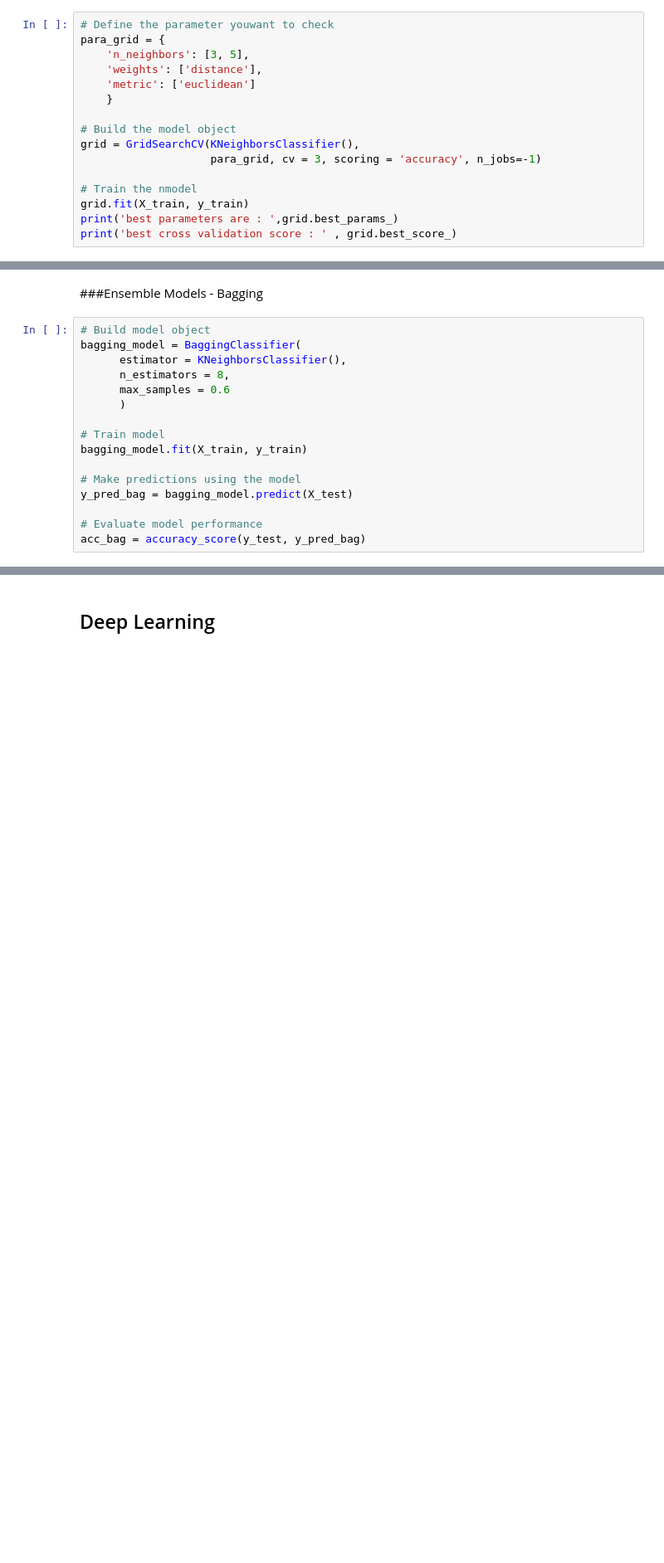
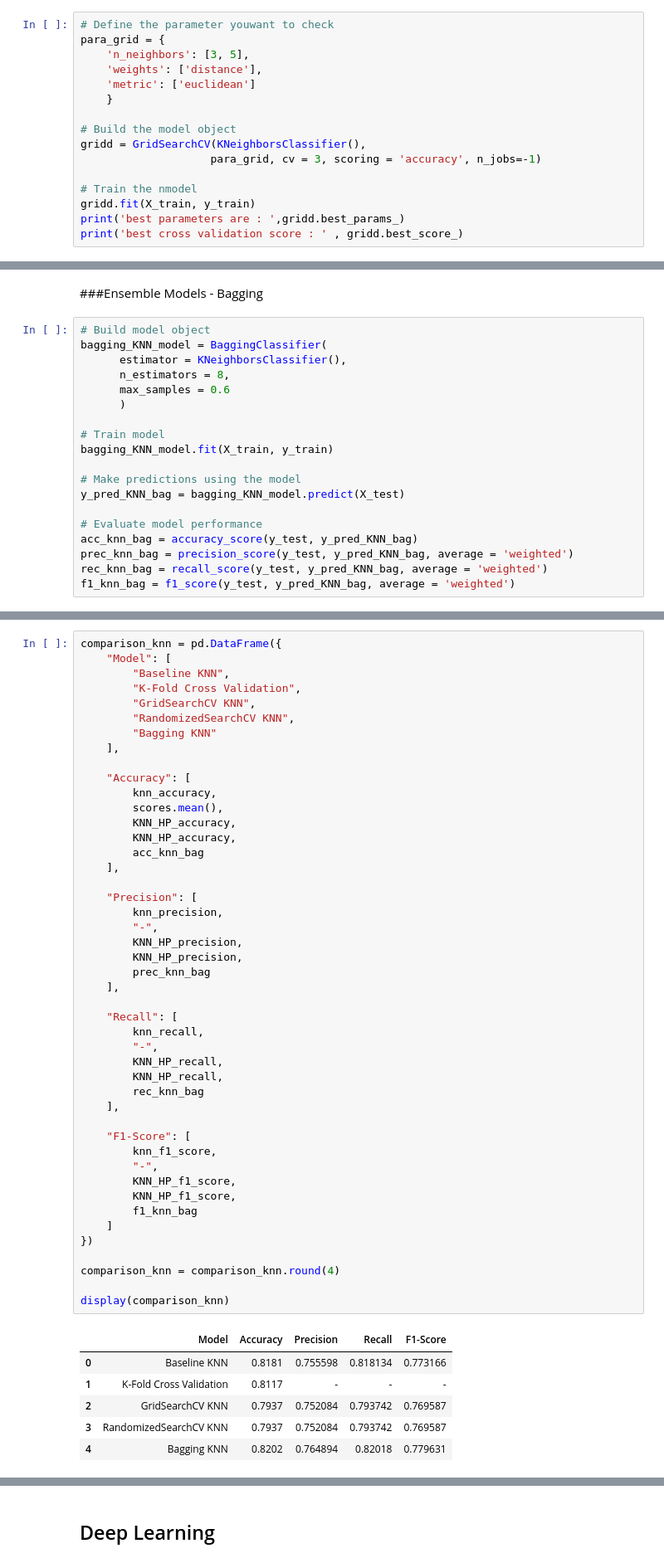
Before and after one commit to Govind-2004/CDC_Diabetes_Health_Indicators_Preprocessing_Dataset, a Jupyter notebook: CDC_Diabetes_Preprocessing_EDA.ipynb, the cells around one changed output, grey strips where cells are left out. Shown at 83% size. Cells and saved outputs as stored; diff of their text form; blank space fills up the shorter version.

```diff
--- a/CDC_Diabetes_Preprocessing_EDA.ipynb
+++ b/CDC_Diabetes_Preprocessing_EDA.ipynb
@@ -703,10 +1037,10 @@ para_grid = {
     }
 
 # Build the model object
-grid = GridSearchCV(KNeighborsClassifier(),
+gridd = GridSearchCV(KNeighborsClassifier(),
                     para_grid, cv = 3, scoring = 'accuracy', n_jobs=-1)
 
 # Train the nmodel
-grid.fit(X_train, y_train)
-print('best parameters are : ',grid.best_params_)
-print('best cross validation score : ' , grid.best_score_)
+gridd.fit(X_train, y_train)
+print('best parameters are : ',gridd.best_params_)
+print('best cross validation score : ' , gridd.best_score_)
@@ -730,17 +1102,20 @@ print("Best cross-validation F1 score:", random_search.best_score_)
 ###Ensemble Models - Bagging
 # %%
 # Build model object
-bagging_model = BaggingClassifier(
+bagging_KNN_model = BaggingClassifier(
       estimator = KNeighborsClassifier(),
       n_estimators = 8,
       max_samples = 0.6
       )
 
 # Train model
-bagging_model.fit(X_train, y_train)
+bagging_KNN_model.fit(X_train, y_train)
 
 # Make predictions using the model
-y_pred_bag = bagging_model.predict(X_test)
+y_pred_KNN_bag = bagging_KNN_model.predict(X_test)
 
 # Evaluate model performance
-acc_bag = accuracy_score(y_test, y_pred_bag)
+acc_knn_bag = accuracy_score(y_test, y_pred_KNN_bag)
+prec_knn_bag = precision_score(y_test, y_pred_KNN_bag, average = 'weighted')
+rec_knn_bag = recall_score(y_test, y_pred_KNN_bag, average = 'weighted')
+f1_knn_bag = f1_score(y_test, y_pred_KNN_bag, average = 'weighted')
@@ -748,0 +1134,53 @@ print('Bagging model accuracy:', acc_bag)
+# %%
+comparison_knn = pd.DataFrame({
+    "Model": [
+        "Baseline KNN",
+        "K-Fold Cross Validation",
+        "GridSearchCV KNN",
+        "RandomizedSearchCV KNN",
+        "Bagging KNN"
+    ],
+
+    "Accuracy": [
+        knn_accuracy,
+        scores.mean(),
+        KNN_HP_accuracy,
+        KNN_HP_accuracy,
+        acc_knn_bag
+    ],
+
+    "Precision": [
+        knn_precision,
+        "-",
+        KNN_HP_precision,
+        KNN_HP_precision,
+        prec_knn_bag
+    ],
+
+    "Recall": [
+        knn_recall,
+        "-",
+        KNN_HP_recall,
+        KNN_HP_recall,
+        rec_knn_bag
+    ],
+
+    "F1-Score": [
+        knn_f1_score,
+        "-",
+        KNN_HP_f1_score,
+        KNN_HP_f1_score,
+        f1_knn_bag
+    ]
+})
+
+comparison_knn = comparison_knn.round(4)
+
+display(comparison_knn)
+# %% [output]
+|  | Model | Accuracy | Precision | Recall | F1-Score |
+| 0 | Baseline KNN | 0.8181 | 0.755598 | 0.818134 | 0.773166 |
+| 1 | K-Fold Cross Validation | 0.8117 | - | - | - |
+| 2 | GridSearchCV KNN | 0.7937 | 0.752084 | 0.793742 | 0.769587 |
+| 3 | RandomizedSearchCV KNN | 0.7937 | 0.752084 | 0.793742 | 0.769587 |
+| 4 | Bagging KNN | 0.8202 | 0.764894 | 0.82018 | 0.779631 |
```
Also changed, not shown: parts of 46 cells of this notebook.
